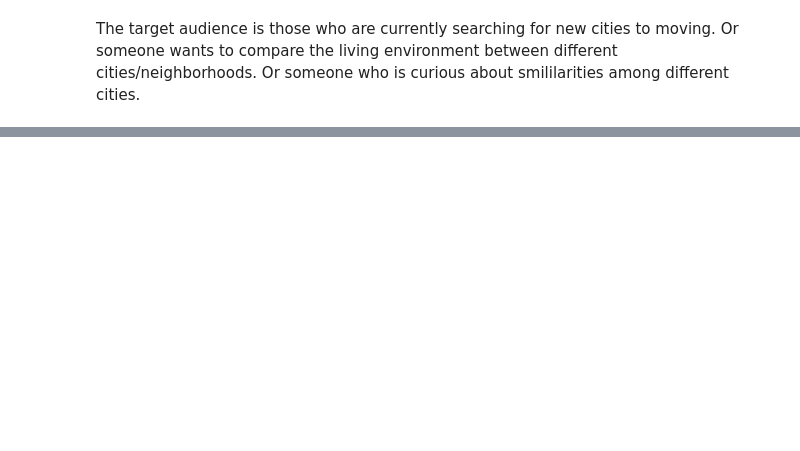
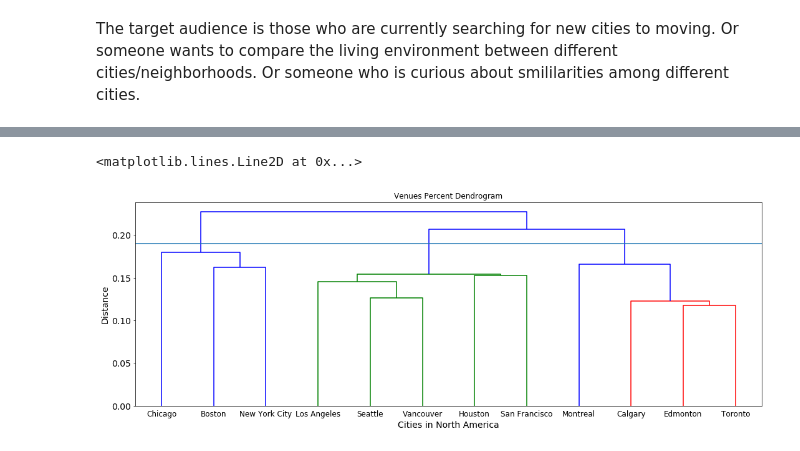
Before and after one commit to CrazyAlvaro/Course-Study, a Jupyter notebook: DataScience/AppliedDataScience/AppliedDataScienceCapstone/NorthAmericaCities.ipynb, the cells around one changed output, grey strips where cells are left out. Cells and saved outputs as stored; diff of their text form; code cells hidden in the pictures; blank space fills up the shorter version.

```diff
--- a/DataScience/AppliedDataScience/AppliedDataScienceCapstone/NorthAmericaCities.ipynb
+++ b/DataScience/AppliedDataScience/AppliedDataScienceCapstone/NorthAmericaCities.ipynb
@@ -132,0 +524,4 @@ Name: Year, dtype: object
+# %%
+df_venues = city_venues.copy()
+df_venues_bk = city_venues.copy()
+df_venues
@@ -132,0 +754,5 @@ Name: Year, dtype: object
+# %%
+df_venues_oh=pd.get_dummies(df_venues[['Venue Category']], prefix="", prefix_sep="")
+df_venues_oh['City'] = df_venues['City']
+df_venues_percent = df_venues_oh.groupby(['City']).sum()/df_venues_oh.groupby(['City']).count()
+df_venues_percent
@@ -132,0 +775,14 @@ Name: Year, dtype: object
+# %%
+plt.figure(figsize=(18,6))
+venues_dendrogram = hierarchy.dendrogram(
+    hierarchy.linkage(df_venues_percent, method="ward"),
+    labels=df_venues_percent.index
+)
+
+plt.title("Venues Percent Dendrogram")
+plt.xlabel("Cities in North America")
+plt.ylabel("Distance")
+plt.axhline(y=0.19) # Add a line to show which distance
+# %% [output]
+<matplotlib.lines.Line2D at 0x...>
+[figure, added]
```
Also changed, not shown: parts of 79 cells of this notebook, 12 other files.
